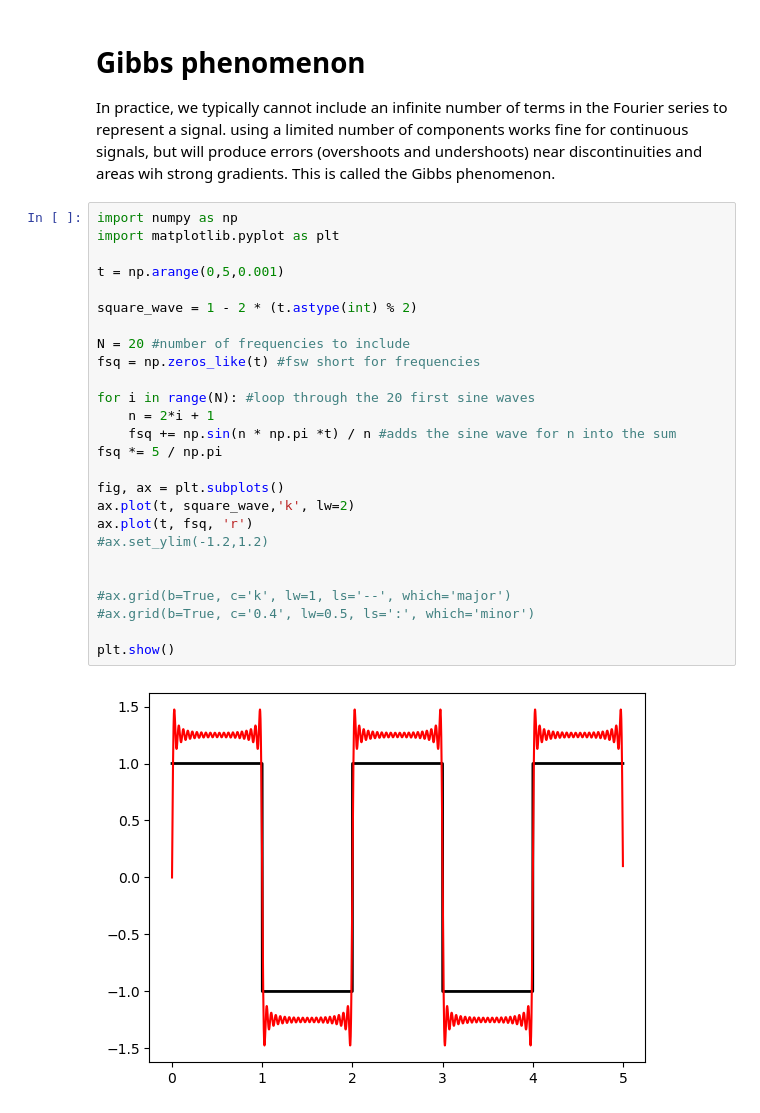
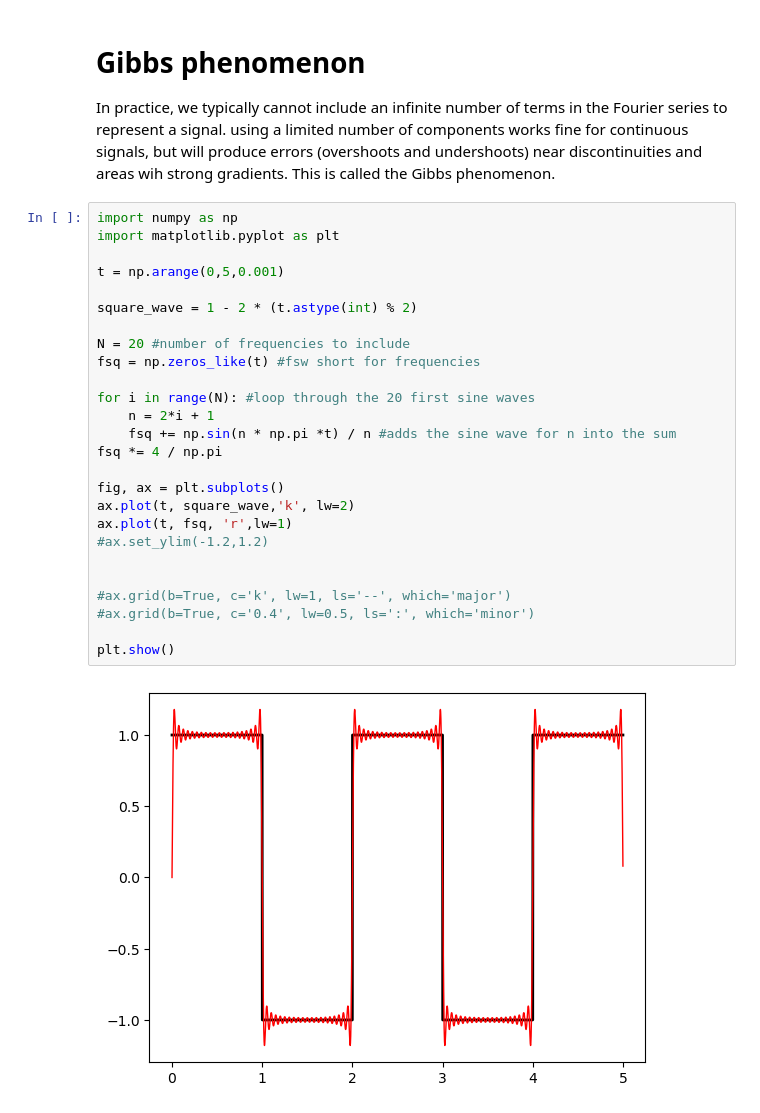
Before and after one commit to thorbjornmoeUiB/GEOF211_compendium, a Jupyter notebook: GEOF211_book/_build/jupyter_execute/Useful_calculus/Fourier_transforms.ipynb, the cells around one changed output. Cells and saved outputs as stored; diff of their text form.

```diff
--- a/GEOF211_book/_build/jupyter_execute/Useful_calculus/Fourier_transforms.ipynb
+++ b/GEOF211_book/_build/jupyter_execute/Useful_calculus/Fourier_transforms.ipynb
@@ -145,28 +145,28 @@ In practice, we typically cannot include an infinite number of terms in the Four
 # %%
 import numpy as np
 import matplotlib.pyplot as plt
 
 t = np.arange(0,5,0.001)
 
 square_wave = 1 - 2 * (t.astype(int) % 2)
 
 N = 20 #number of frequencies to include
 fsq = np.zeros_like(t) #fsw short for frequencies
 
 for i in range(N): #loop through the 20 first sine waves
     n = 2*i + 1
     fsq += np.sin(n * np.pi *t) / n #adds the sine wave for n into the sum
-fsq *= 5 / np.pi
+fsq *= 4 / np.pi
 
 fig, ax = plt.subplots()
 ax.plot(t, square_wave,'k', lw=2)
-ax.plot(t, fsq, 'r')
+ax.plot(t, fsq, 'r',lw=1)
 #ax.set_ylim(-1.2,1.2)
 
 
 #ax.grid(b=True, c='k', lw=1, ls='--', which='major')
 #ax.grid(b=True, c='0.4', lw=0.5, ls=':', which='minor')
 
 plt.show()
 # %% [output]
-[figure, old version]
+[figure, new version]
```
Also changed, not shown: 7 other files.
